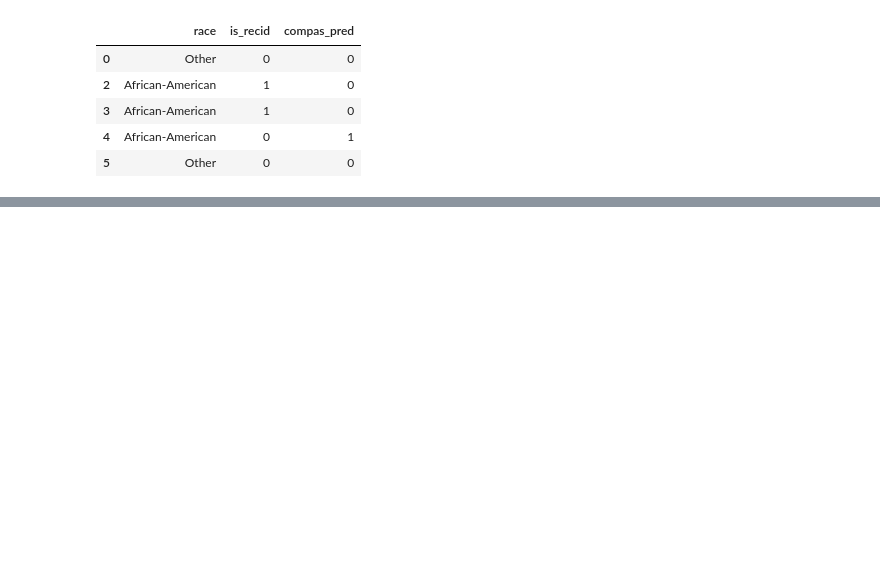
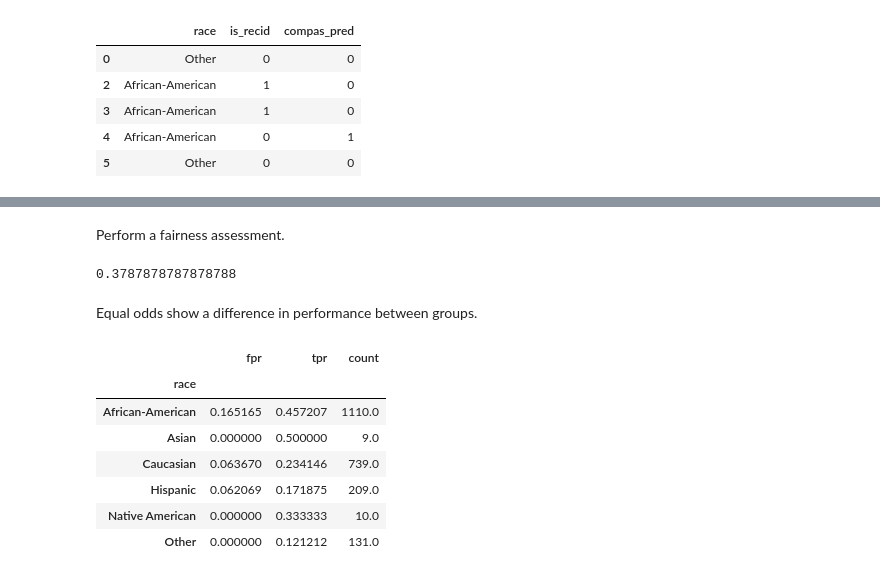
Before and after one commit to Innoccull/compas, a Jupyter notebook: compas analysis.ipynb, the cells around one changed output, grey strips where cells are left out. Drawn from its saved outputs; the diff is of its cells as text; code cells hidden in the pictures; blank space fills up the shorter version.

```diff
--- a/compas analysis.ipynb
+++ b/compas analysis.ipynb
@@ -204,0 +186,10 @@ fig[0][0].figure.savefig("filename.png")
+# %%
+from sklearn.model_selection import train_test_split
+
+train, test = train_test_split(train_df, test_size=0.2)
+
+x_train = train.loc[:, train.columns != 'is_recid']
+y_train = train.loc[:, train.columns == 'is_recid']
+
+x_test = test.loc[:, test.columns != 'is_recid']
+y_test = test.loc[:, test.columns == 'is_recid']
@@ -204,0 +205,3 @@ fig[0][0].figure.savefig("filename.png")
+# %%
+#model performance
+y_pred = ebm.predict(x_test)
@@ -204,0 +238,42 @@ fig[0][0].figure.savefig("filename.png")
+# %% [markdown]
+Perform a fairness assessment.
+# %%
+from fairlearn.metrics import MetricFrame
+from fairlearn.metrics import count, false_positive_rate, true_positive_rate, equalized_odds_difference
+
+sf_data = x_test['race']
+
+#common metrics
+metrics = {
+    'fpr' : false_positive_rate,
+    'tpr' : true_positive_rate,
+    'count' : count
+}
+
+metric_frame = MetricFrame(
+    metrics=metrics,
+    y_true = y_test,
+    y_pred = y_pred,
+    sensitive_features = sf_data
+)
+
+
+#equalised odds
+eq_odds = equalized_odds_difference(y_test, y_pred,sensitive_features=sf_data)
+# %%
+eq_odds
+# %% [output]
+0.3787878787878788
+# %% [markdown]
+Equal odds show a difference in performance between groups.
+# %%
+metric_frame.by_group
+# %% [output]
+|  | fpr | tpr | count |
+| race |  |  |  |
+| African-American | 0.165165 | 0.457207 | 1110.0 |
+| Asian | 0.000000 | 0.500000 | 9.0 |
+| Caucasian | 0.063670 | 0.234146 | 739.0 |
+| Hispanic | 0.062069 | 0.171875 | 209.0 |
+| Native American | 0.000000 | 0.333333 | 10.0 |
+| Other | 0.000000 | 0.121212 | 131.0 |
```
Also changed, not shown: parts of 32 cells of this notebook.
